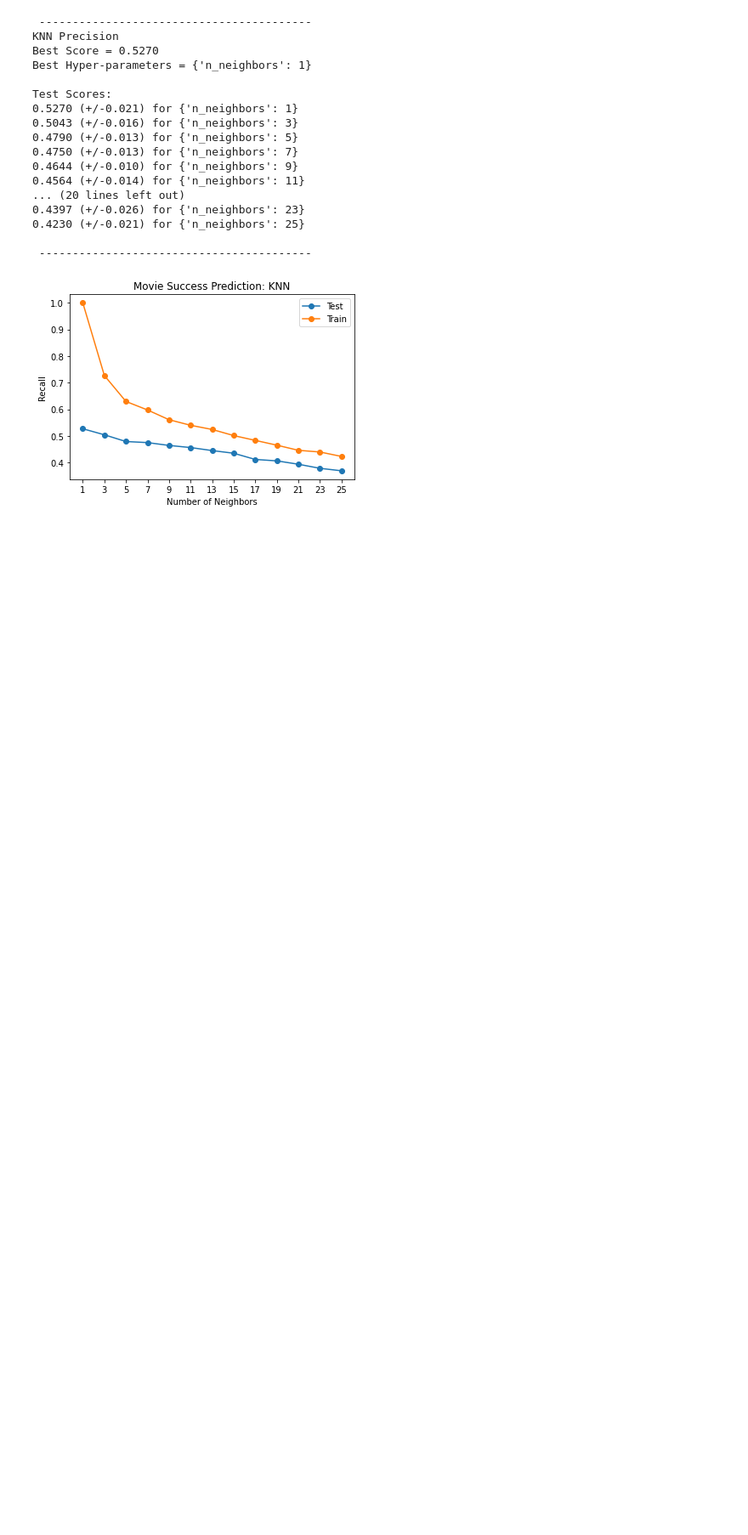
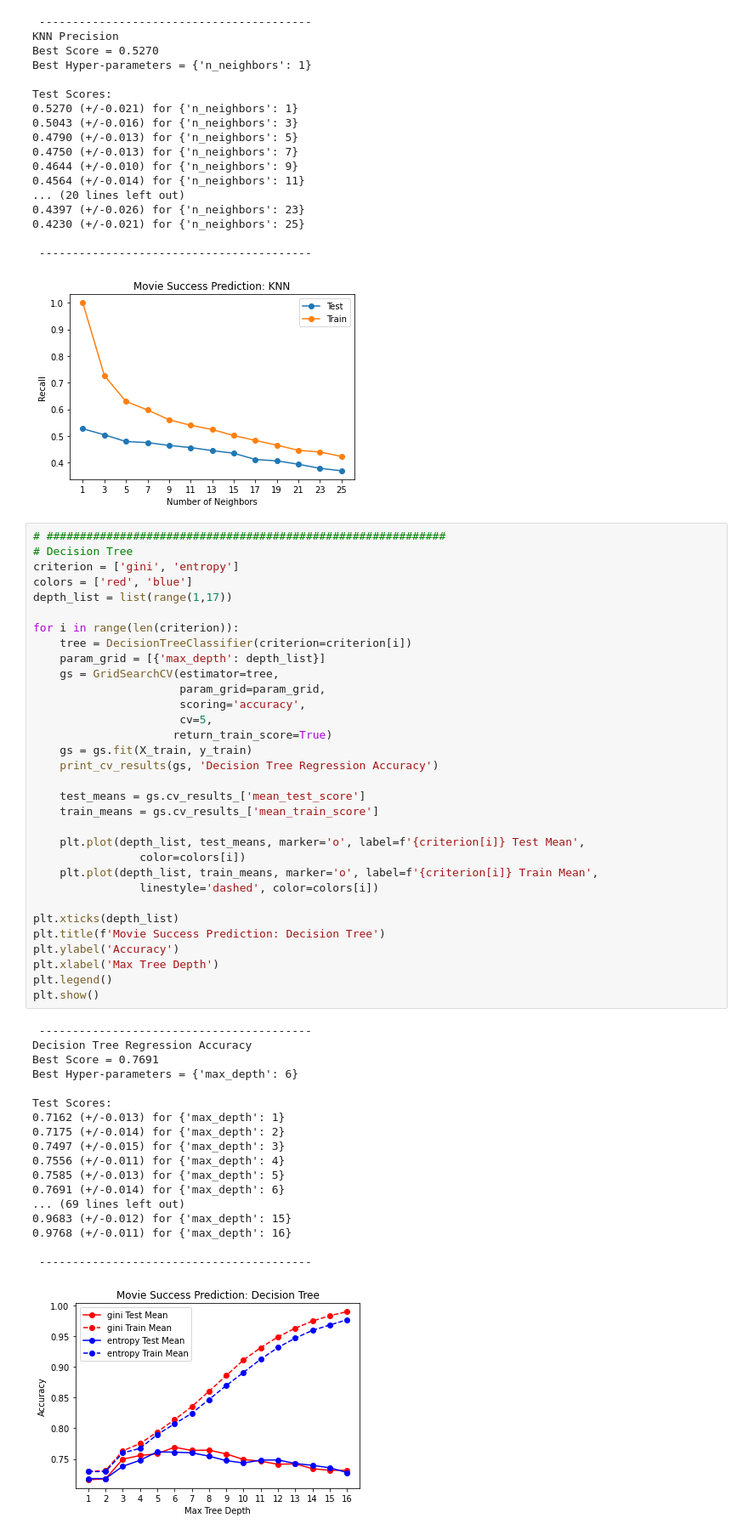
Before and after one commit to Movie-Success-Capstone/Movie-Capstone, a Jupyter notebook: modeling_nick.ipynb, the cells around one changed output. Shown at 85% size. Drawn from its saved outputs; the diff is of its cells as text; blank space fills up the shorter version.

```diff
--- a/modeling_nick.ipynb
+++ b/modeling_nick.ipynb
@@ -512,3 +512,54 @@ Test Scores:
 
  -----------------------------------------
 [figure]
+# %%
+# ############################################################
+# Decision Tree
+criterion = ['gini', 'entropy']
+colors = ['red', 'blue']
+depth_list = list(range(1,17))
+
+for i in range(len(criterion)):
+    tree = DecisionTreeClassifier(criterion=criterion[i])
+    param_grid = [{'max_depth': depth_list}]
+    gs = GridSearchCV(estimator=tree,
+                      param_grid=param_grid,
+                      scoring='accuracy',
+                      cv=5,
+                     return_train_score=True)
+    gs = gs.fit(X_train, y_train)
+    print_cv_results(gs, 'Decision Tree Regression Accuracy')
+
+    test_means = gs.cv_results_['mean_test_score']
+    train_means = gs.cv_results_['mean_train_score']
+
+    plt.plot(depth_list, test_means, marker='o', label=f'{criterion[i]} Test Mean',
+                color=colors[i])
+    plt.plot(depth_list, train_means, marker='o', label=f'{criterion[i]} Train Mean',
+                linestyle='dashed', color=colors[i])
+
+plt.xticks(depth_list)
+plt.title(f'Movie Success Prediction: Decision Tree')
+plt.ylabel('Accuracy')
+plt.xlabel('Max Tree Depth')
+plt.legend()
+plt.show()
+# %% [output]
+ -----------------------------------------
+Decision Tree Regression Accuracy
+Best Score = 0.7691
+Best Hyper-parameters = {'max_depth': 6}
+
+Test Scores:
+0.7162 (+/-0.013) for {'max_depth': 1}
+0.7175 (+/-0.014) for {'max_depth': 2}
+0.7497 (+/-0.015) for {'max_depth': 3}
+0.7556 (+/-0.011) for {'max_depth': 4}
+0.7585 (+/-0.013) for {'max_depth': 5}
+0.7691 (+/-0.014) for {'max_depth': 6}
+... (69 lines left out)
+0.9683 (+/-0.012) for {'max_depth': 15}
+0.9768 (+/-0.011) for {'max_depth': 16}
+
+ -----------------------------------------
+[figure, added]
```
Also changed, not shown: parts of 1 cell of this notebook.
